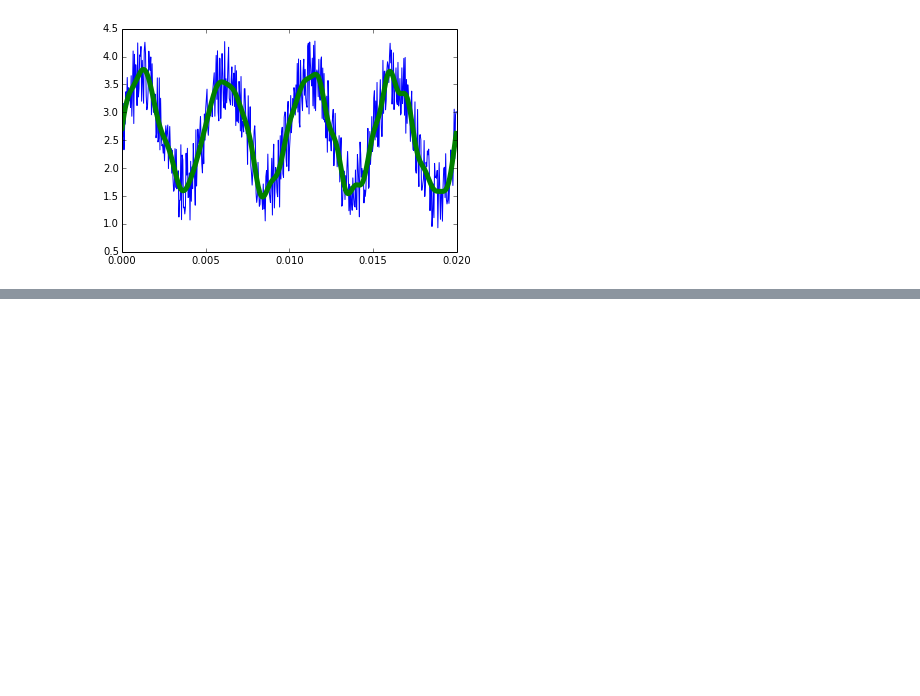
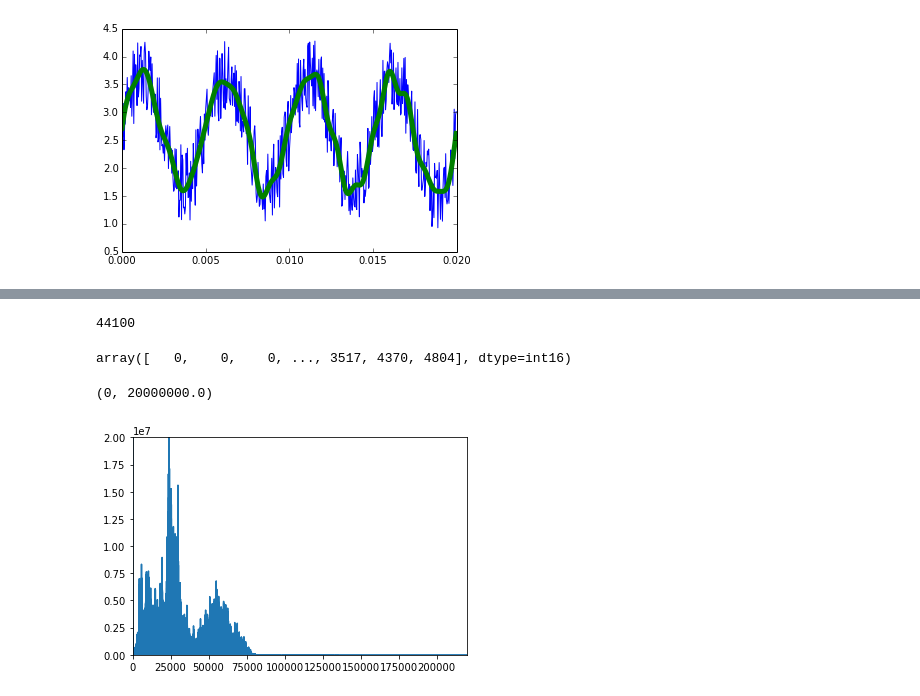
Before and after one commit to saint-germain/interferometry, a Jupyter notebook: Fourier.ipynb, the cells around one changed output, grey strips where cells are left out. Cells and saved outputs as stored; diff of their text form; code cells hidden in the pictures; blank space fills up the shorter version.

```diff
--- a/Fourier.ipynb
+++ b/Fourier.ipynb
@@ -199,2 +206,22 @@ IPython.display.Audio("sheep.wav")
 # %% [output]
 [interactive output not drawn]
+# %%
+fs, data = wavfile.read('Darth_Vader.wav')
+# %%
+fs
+# %% [output]
+44100
+# %%
+data
+# %% [output]
+array([   0,    0,    0, ..., 3517, 4370, 4804], dtype=int16)
+# %%
+freqs=np.arange(len(data))-len(data)/2
+c=fftshift(fft(data))
+# %%
+plt.plot(freqs,c.real)
+plt.xlim(0,len(data)/2)
+plt.ylim(0,2e7)
+# %% [output]
+(0, 20000000.0)
+[figure, added]
```
Also changed, not shown: parts of 10 cells of this notebook.
